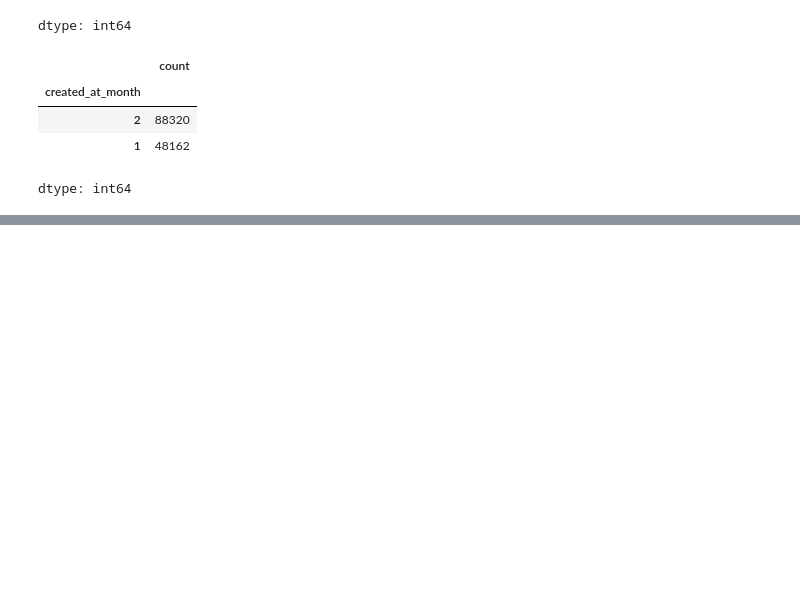
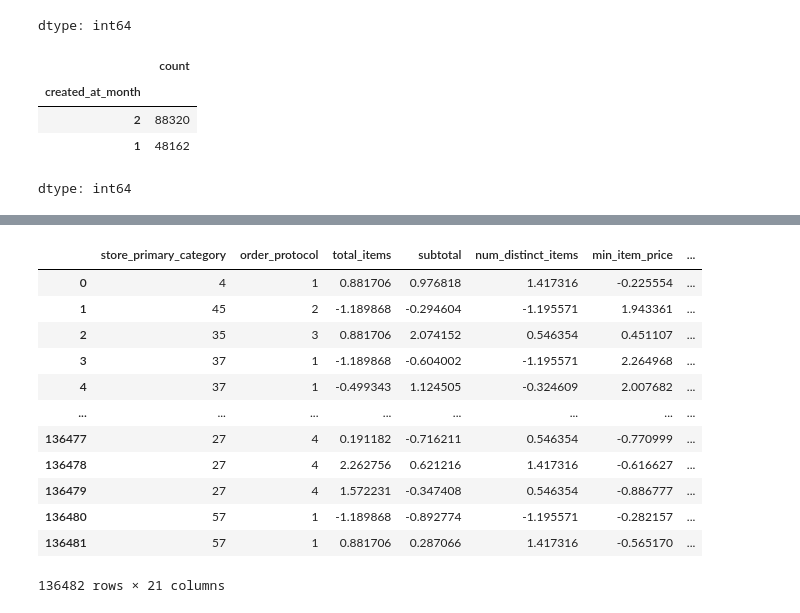
Before and after one commit to 202422/Delivery-Duration-Prediction, a Jupyter notebook: Feature engineering/Feature_engineering.ipynb, the cells around one changed output, grey strips where cells are left out. Saved outputs shown, nothing was run; the diff lists cells and outputs as text; code cells hidden in the pictures; blank space fills up the shorter version.

```diff
--- a/Feature engineering/Feature_engineering.ipynb
+++ b/Feature engineering/Feature_engineering.ipynb
@@ -214,0 +270,10 @@ df
+# %%
+features_to_scale = ['total_items', 'subtotal', 'num_distinct_items',
+       'min_item_price', 'max_item_price', 'total_onshift_dashers',
+       'total_busy_dashers', 'total_outstanding_orders',
+       'estimated_order_place_duration',
+       'estimated_store_to_consumer_driving_duration',
+       ]
+# %%
+scaler = StandardScaler()
+df[features_to_scale] = scaler.fit_transform(df[features_to_scale])
@@ -214,0 +296,3 @@ df
+# %%
+Encoder = LabelEncoder()
+df["store_primary_category"] = Encoder.fit_transform(df["store_primary_category"])
@@ -214,0 +315,17 @@ df
+# %%
+df_final = df.drop(columns = ["created_at","actual_delivery_time"], axis = 1)
+df_final
+# %% [output]
+|  | store_primary_category | order_protocol | total_items | subtotal | num_distinct_items | min_item_price | ... |
+| 0 | 4 | 1 | 0.881706 | 0.976818 | 1.417316 | -0.225554 | ... |
+| 1 | 45 | 2 | -1.189868 | -0.294604 | -1.195571 | 1.943361 | ... |
+| 2 | 35 | 3 | 0.881706 | 2.074152 | 0.546354 | 0.451107 | ... |
+| 3 | 37 | 1 | -1.189868 | -0.604002 | -1.195571 | 2.264968 | ... |
+| 4 | 37 | 1 | -0.499343 | 1.124505 | -0.324609 | 2.007682 | ... |
+| ... | ... | ... | ... | ... | ... | ... | ... |
+| 136477 | 27 | 4 | 0.191182 | -0.716211 | 0.546354 | -0.770999 | ... |
+| 136478 | 27 | 4 | 2.262756 | 0.621216 | 1.417316 | -0.616627 | ... |
+| 136479 | 27 | 4 | 1.572231 | -0.347408 | 0.546354 | -0.886777 | ... |
+| 136480 | 57 | 1 | -1.189868 | -0.892774 | -1.195571 | -0.282157 | ... |
+| 136481 | 57 | 1 | 0.881706 | 0.287066 | 1.417316 | -0.565170 | ... |
+136482 rows × 21 columns
```
Also changed, not shown: parts of 11 cells of this notebook.
